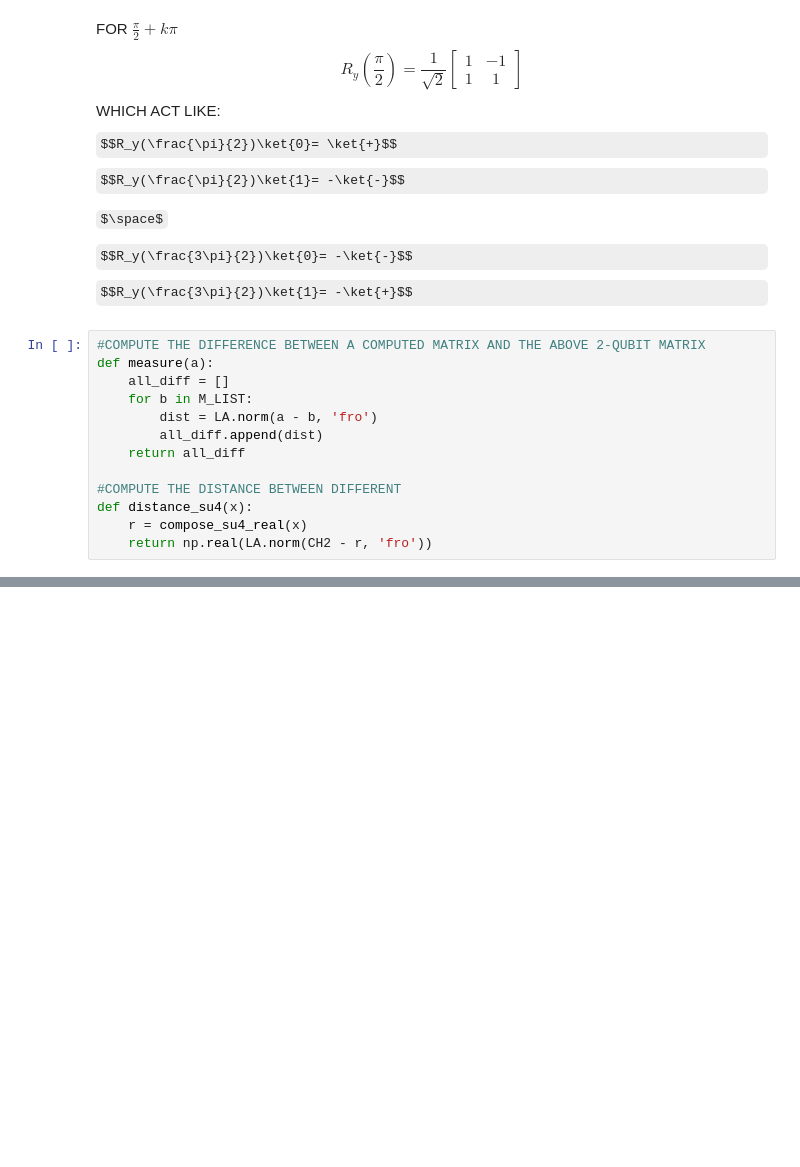
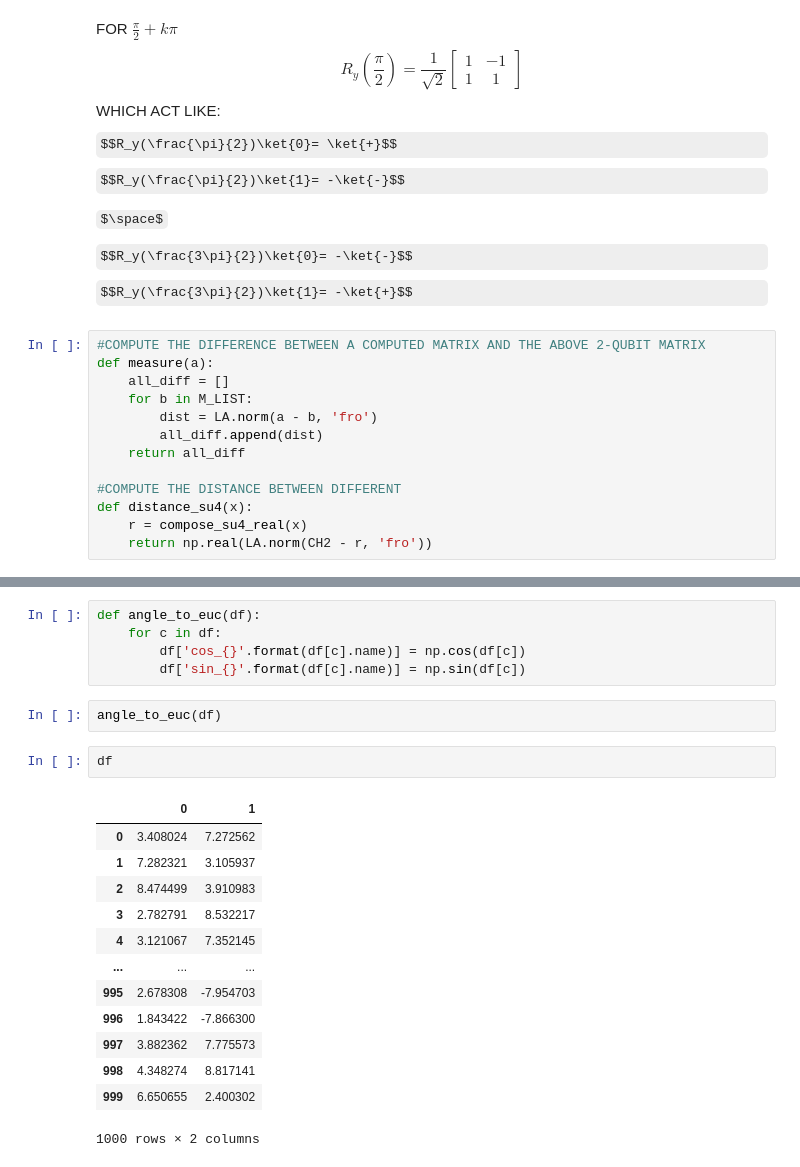
Before and after one commit to FabioTarocco/MULTILAYER-QIDA, a Jupyter notebook: cluster_analysis.ipynb, the cells around one changed output, grey strips where cells are left out. Cells and saved outputs as stored; diff of their text form; some formulas as TeX source; blank space fills up the shorter version.

```diff
--- a/cluster_analysis.ipynb
+++ b/cluster_analysis.ipynb
@@ -528,0 +593,23 @@ Starting Optimization!
+# %%
+def angle_to_euc(df):
+    for c in df:
+        df['cos_{}'.format(df[c].name)] = np.cos(df[c])
+        df['sin_{}'.format(df[c].name)] = np.sin(df[c])
+# %%
+angle_to_euc(df)
+# %%
+df
+# %% [output]
+|  | 0 | 1 |
+| 0 | 3.408024 | 7.272562 |
+| 1 | 7.282321 | 3.105937 |
+| 2 | 8.474499 | 3.910983 |
+| 3 | 2.782791 | 8.532217 |
+| 4 | 3.121067 | 7.352145 |
+| ... | ... | ... |
+| 995 | 2.678308 | -7.954703 |
+| 996 | 1.843422 | -7.866300 |
+| 997 | 3.882362 | 7.775573 |
+| 998 | 4.348274 | 8.817141 |
+| 999 | 6.650655 | 2.400302 |
+1000 rows × 2 columns
```
Also changed, not shown: parts of 13 cells of this notebook, 2 other files.
